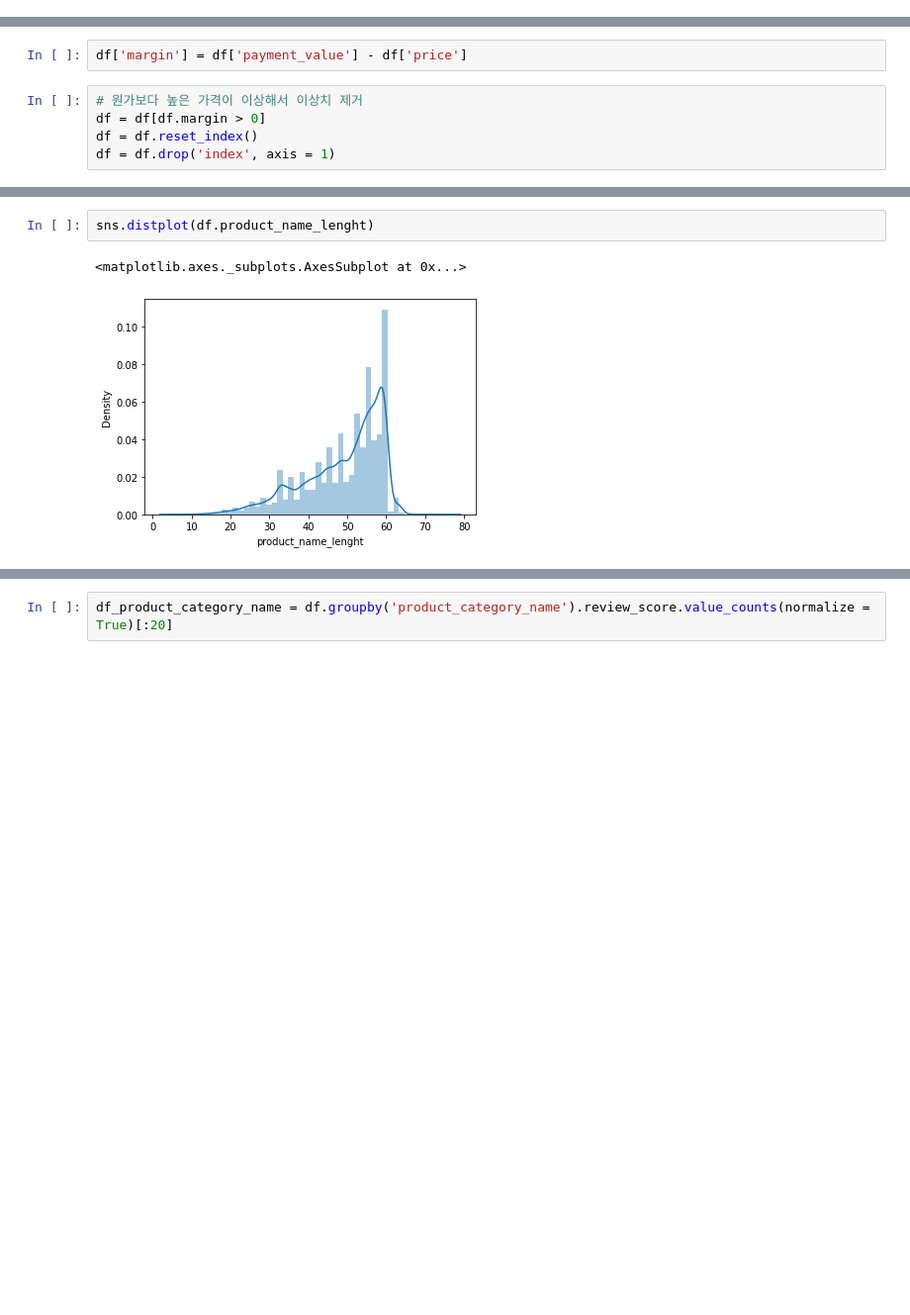
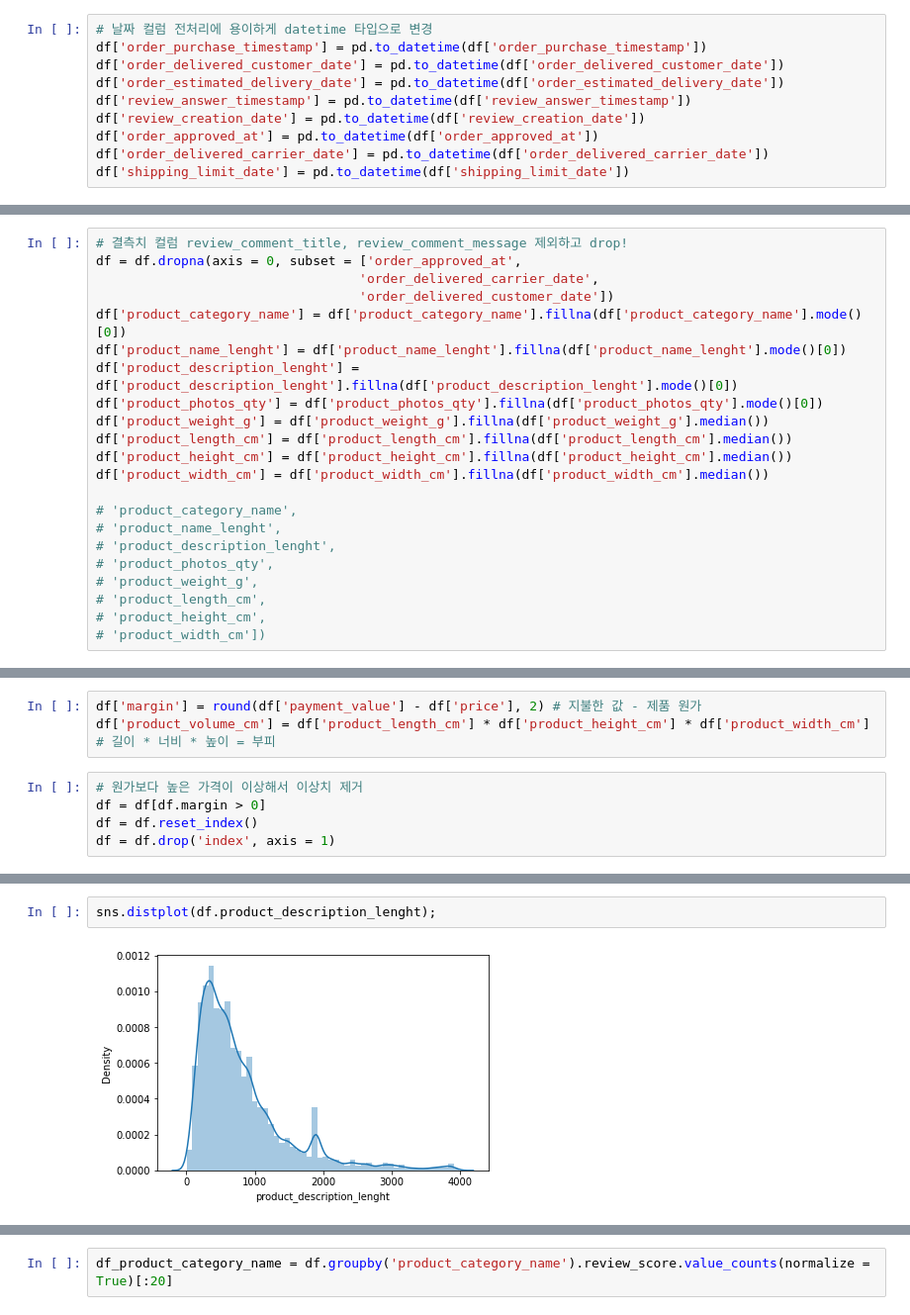
Before and after one commit to vkekd25/Codestates_Brazil_E_Commerce, a Jupyter notebook: Sc2_Project.ipynb, the cells around one changed output, grey strips where cells are left out. Shown at 99% size. Cells and saved outputs as stored; diff of their text form; blank space fills up the shorter version.

```diff
--- a/Sc2_Project.ipynb
+++ b/Sc2_Project.ipynb
@@ -397,3 +245,13 @@ df = orders[['order_id', 'customer_id', 'order_status', 'order_purchase_timestam
+# %%
+# 날짜 컬럼 전처리에 용이하게 datetime 타입으로 변경
+df['order_purchase_timestamp'] = pd.to_datetime(df['order_purchase_timestamp'])
+df['order_delivered_customer_date'] = pd.to_datetime(df['order_delivered_customer_date'])
+df['order_estimated_delivery_date'] = pd.to_datetime(df['order_estimated_delivery_date'])
+df['review_answer_timestamp'] = pd.to_datetime(df['review_answer_timestamp'])
+df['review_creation_date'] = pd.to_datetime(df['review_creation_date'])
+df['order_approved_at'] = pd.to_datetime(df['order_approved_at'])
+df['order_delivered_carrier_date'] = pd.to_datetime(df['order_delivered_carrier_date'])
+df['shipping_limit_date'] = pd.to_datetime(df['shipping_limit_date'])
 # %%
 df.shape
 # %% [output]
@@ -603,0 +461,22 @@ df['order_delivered_carrier_date'] = pd.to_datetime(df['order_delivered_carrier_
+# %%
+# 결측치 컬럼 review_comment_title, review_comment_message 제외하고 drop!
+df = df.dropna(axis = 0, subset = ['order_approved_at',
+                                  'order_delivered_carrier_date',
+                                  'order_delivered_customer_date'])
+df['product_category_name'] = df['product_category_name'].fillna(df['product_category_name'].mode()[0])
+df['product_name_lenght'] = df['product_name_lenght'].fillna(df['product_name_lenght'].mode()[0])
+df['product_description_lenght'] = df['product_description_lenght'].fillna(df['product_description_lenght'].mode()[0])
+df['product_photos_qty'] = df['product_photos_qty'].fillna(df['product_photos_qty'].mode()[0])
+df['product_weight_g'] = df['product_weight_g'].fillna(df['product_weight_g'].median())
+df['product_length_cm'] = df['product_length_cm'].fillna(df['product_length_cm'].median())
+df['product_height_cm'] = df['product_height_cm'].fillna(df['product_height_cm'].median())
+df['product_width_cm'] = df['product_width_cm'].fillna(df['product_width_cm'].median())
+
+# 'product_category_name',
+# 'product_name_lenght',
+# 'product_description_lenght',
+# 'product_photos_qty',
+# 'product_weight_g',
+# 'product_length_cm',
+# 'product_height_cm',
+# 'product_width_cm'])
@@ -666,5 +530,6 @@ Index(['order_id', 'customer_id', 'order_status', 'order_purchase_timestamp',
-# %%
-df['margin'] = df['payment_value'] - df['price']
+# %%
+df['margin'] = round(df['payment_value'] - df['price'], 2) # 지불한 값 - 제품 원가
+df['product_volume_cm'] = df['product_length_cm'] * df['product_height_cm'] * df['product_width_cm'] # 길이 * 너비 * 높이 = 부피
 # %%
 # 원가보다 높은 가격이 이상해서 이상치 제거
 df = df[df.margin > 0]
@@ -750,6 +586,5 @@ sns.distplot(df.freight_value)
 # %%
-sns.distplot(df.product_name_lenght)
+sns.distplot(df.product_description_lenght);
 # %% [output]
-<matplotlib.axes._subplots.AxesSubplot at 0x...>
-[figure, old version]
+[figure, new version]
 # %%
```
Also changed, not shown: parts of 179 cells of this notebook.
